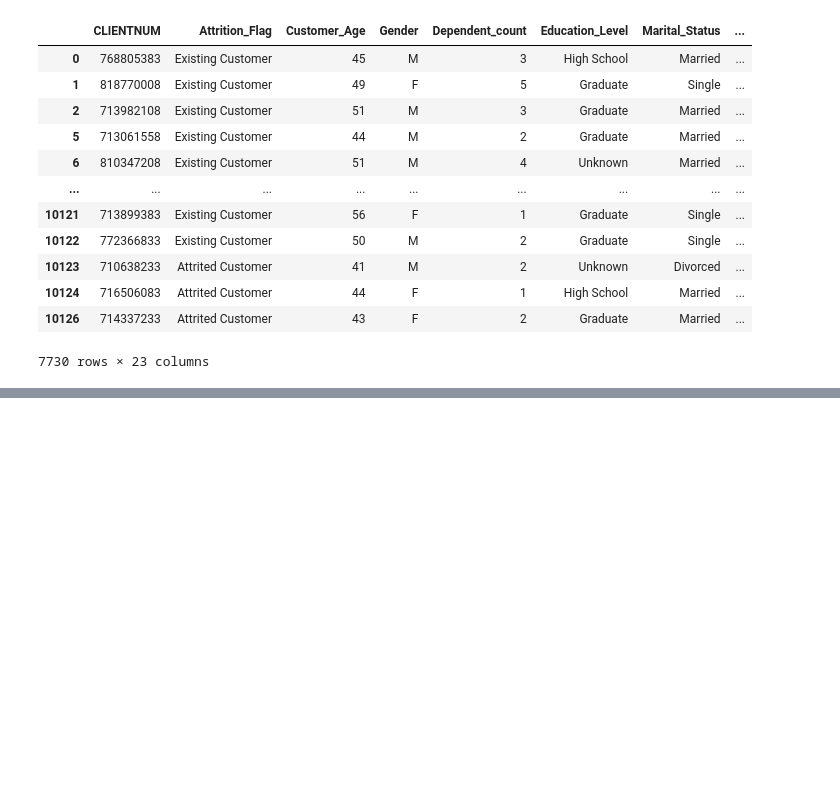
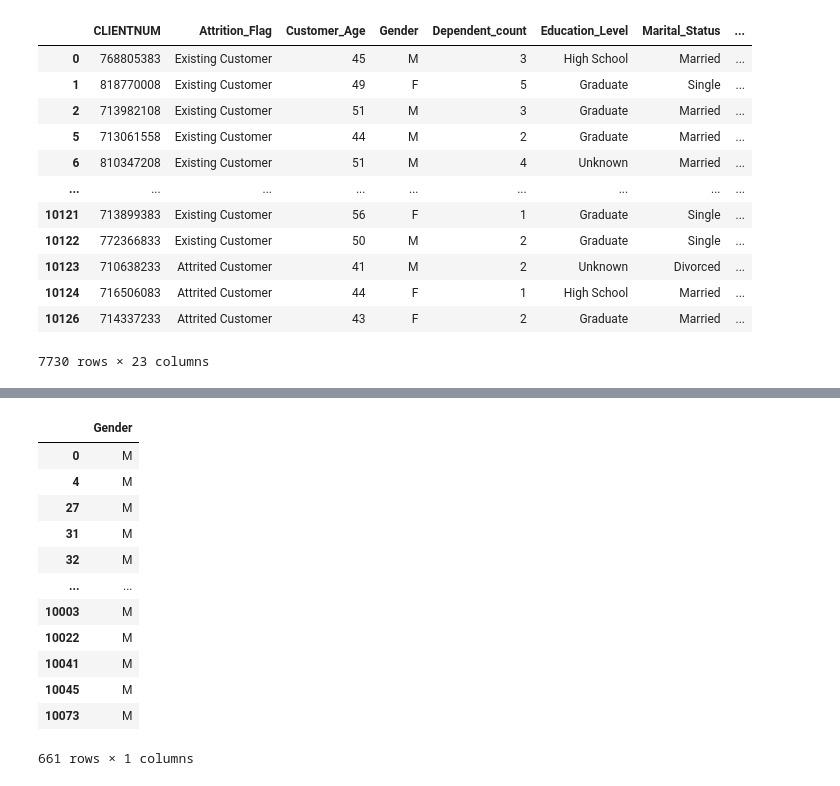
Before and after one commit to vijaypatha/data-manipulations, a Jupyter notebook: 01_Pandas-Objects.ipynb, the cells around one changed output, grey strips where cells are left out. Saved outputs shown, nothing was run; the diff lists cells and outputs as text; code cells hidden in the pictures; blank space fills up the shorter version.

Commit message:
filters

```diff
--- a/01_Pandas-Objects.ipynb
+++ b/01_Pandas-Objects.ipynb
@@ -165,0 +202,16 @@ df[df['Customer_Age']>40]
+# %%
+data.filter(items=["Age","Gender"])
+# %% [output]
+|  | Gender |
+| 0 | M |
+| 4 | M |
+| 27 | M |
+| 31 | M |
+| 32 | M |
+| ... | ... |
+| 10003 | M |
+| 10022 | M |
+| 10041 | M |
+| 10045 | M |
+| 10073 | M |
+661 rows × 1 columns
```
Also changed, not shown: parts of 3 cells of this notebook.
